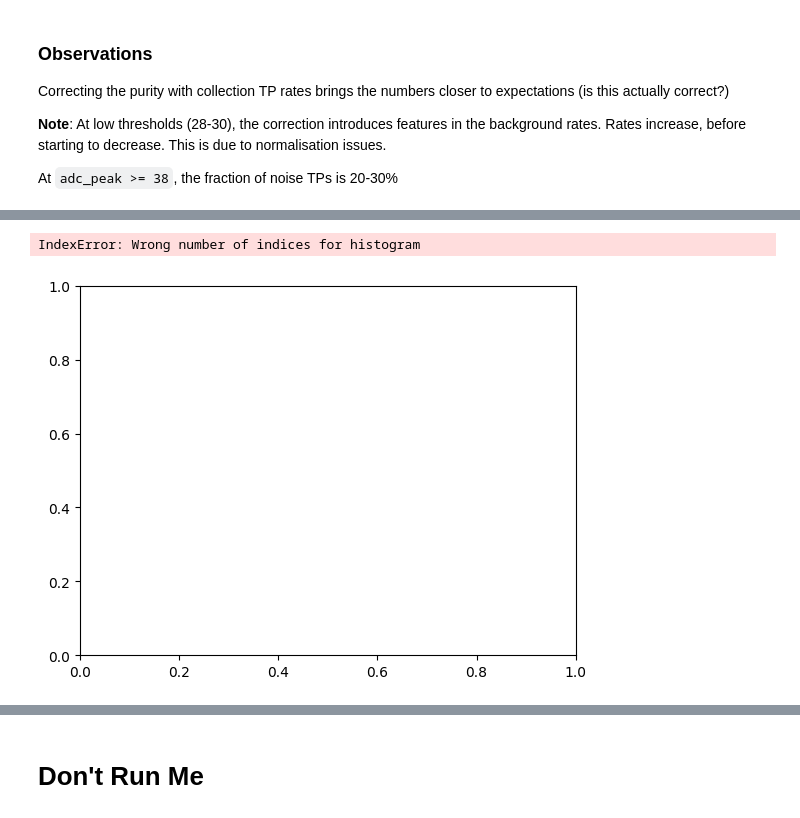
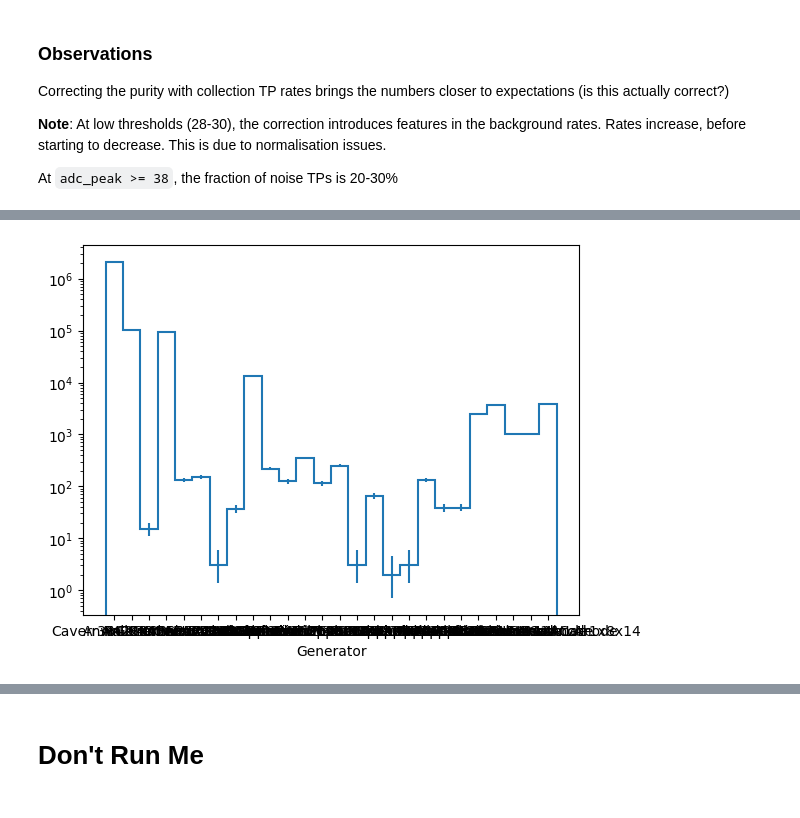
Before and after one commit to alessandrothea/tpvalidator, a Jupyter notebook: notebooks/studies/1x8x14/VD-1x8x14-TriggerPrimitiveThresholds.ipynb, the cells around one changed output, grey strips where cells are left out. Drawn from its saved outputs; the diff is of its cells as text; code cells hidden in the pictures.

```diff
--- a/notebooks/studies/1x8x14/VD-1x8x14-RadiologicalBackgroundTriggerPrimitiveRates.ipynb
+++ b/notebooks/studies/1x8x14/VD-1x8x14-TriggerPrimitiveThresholds.ipynb
@@ -455,7 +477,7 @@ Is is know that in radioactive background samples, high-energy noise TPs are fou
 ## TP backgrounds/noise distributions
 # %%
 
-tpp = TrgPrimitivesPlotter(rad_ws)
+rad_tpp = TrgPrimitivesPlotter(rad_ws)
 
 vars = {
     'adc_peak': {'bin_size': 10, 'xlim': (0, 400)},
@@ -463,7 +485,7 @@ vars = {
     'adc_integral': {'bin_size': 10, 'xlim': (0, 2000)},
 }
 for v, cfg in vars.items():
-    h = tpp.make_var_reghist(v, cfg['bin_size'])
+    h = rad_tpp.make_var_hist(v, cfg['bin_size'])
 
     fig, axes = plt.subplots(1,3, figsize=(12,4))
 
@@ -659,13 +663,5 @@ display(cmap_trans_black)
-# %%
-from matplotlib.colors import LogNorm
-
-fix, axes = plt.subplots(1,1)
-
-rop_id = 1
-hep.hist2dplot(h[rop_id,1,:400j,:16j], cmap=cmap_trans_black, ax=axes, norm=LogNorm())
-hep.hist2dplot(h[rop_id,0,:400j,:16j], cmap=cmap_trans_red, ax=axes, norm=LogNorm())
-
-fig.tight_layout()
-# %% [output]
-IndexError: Wrong number of indices for histogram
-[figure, removed]
+# %%
+hep.histplot(rad_tpp.make_generator_counts_hist('adc_peak > 38')[:,2j])
+plt.gca().set_yscale('log')
+# %% [output]
+[figure, added]
```
Also changed, not shown: parts of 17 cells of this notebook, 5 other files.
